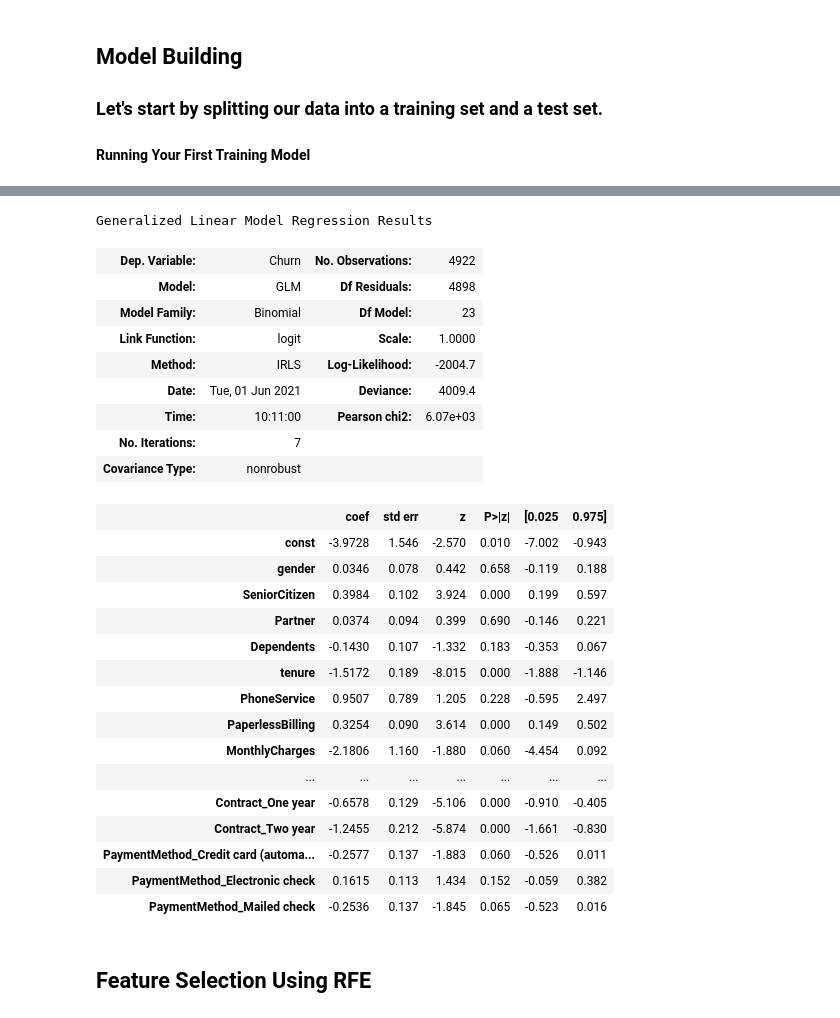
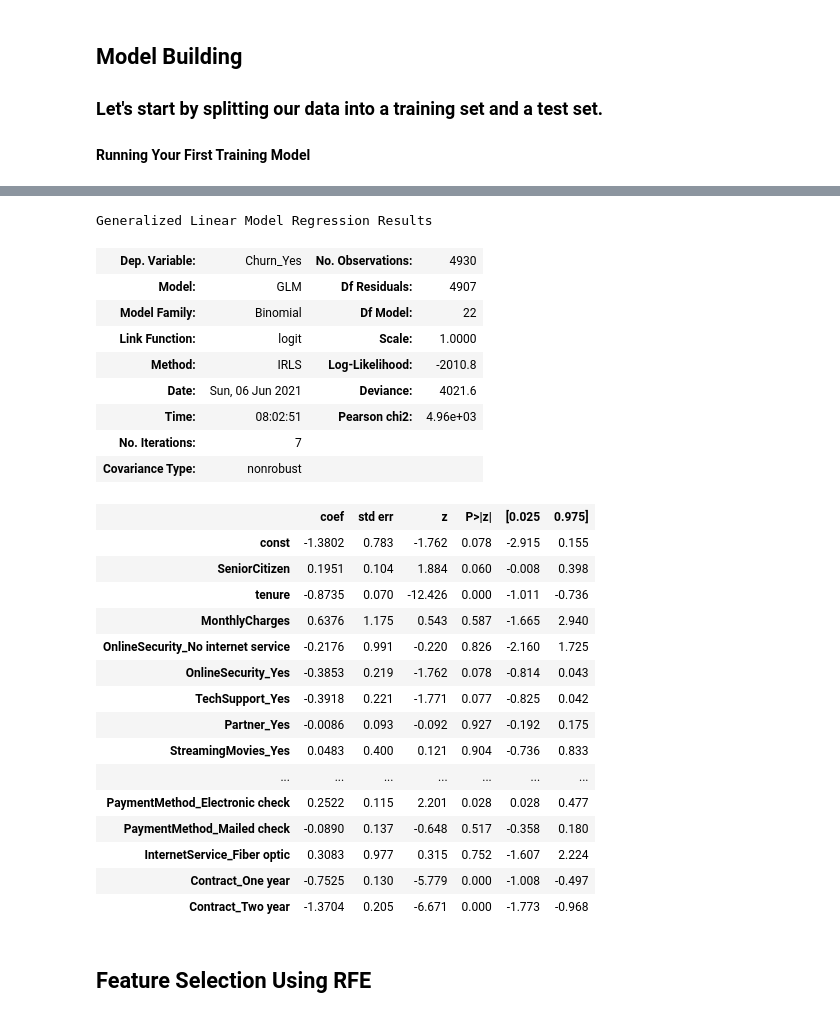
Before and after one commit to ml-nest/passion_projects, a Jupyter notebook: Customer-Churn-Telecom/final.ipynb, the cells around one changed output, grey strips where cells are left out. Drawn from its saved outputs; the diff is of its cells as text; code cells hidden in the pictures.

```diff
--- a/Customer-Churn-Telecom/final.ipynb
+++ b/Customer-Churn-Telecom/final.ipynb
@@ -362,6 +377,34 @@ print('Percentage of churn in the acutal dataset', churn,'%')
 Percentage of churn in the acutal dataset 25.436105476673426 %
 # %% [markdown]
 # Looking at Correlations
+# %%
+# This function drops columns from the dataset which has correlation more than a certain threshold
+
+def correlation(dataset, threshold):
+  drop_list = []
+  col_corr = set() # Set of all the names of deleted columns
+  corr_matrix = dataset.corr()
+  for i in range(len(corr_matrix.columns)):
+      for j in range(i):
+          if (abs(corr_matrix.iloc[i, j]) >= threshold) and (corr_matrix.columns[j] not in col_corr):
+              colname = corr_matrix.columns[i] # getting the name of column
+              col_corr.add(colname)
+              if colname in dataset.columns:
+                print(colname)
+                drop_list.append(colname)
+                del dataset[colname] # deleting the column from the dataset
+  return drop_list
+
+    # print(dataset.columns)
+
+def plot_corr(df):
+  cor_mat= df.corr()
+  mask = np.array(cor_mat)
+  mask[np.tril_indices_from(mask)] = False
+  fig=plt.gcf()
+  fig.set_size_inches(18,18)
+  sns.heatmap(cor_mat,mask=mask,square=True,annot=True,cbar=True,cmap="BrBG")
+  plt.show()
 # %%
 # Importing matplotlib and seaborn
 import matplotlib.pyplot as plt
@@ -453,0 +422,3 @@ plt.show()
+# %%
+# Dropping columns with correlation more than 0.8
+dropped_columns = correlation(master_train, 0.8)
@@ -453,0 +434,4 @@ plt.show()
+# %%
+# Dropping these columns from the actual dataset
+x_train = x_train.drop(dropped_columns, axis = 1)
+x_test = x_test.drop(dropped_columns, axis = 1)
@@ -461,34 +451,34 @@ import statsmodels.api as sm
 # %%
 # Logistic regression model
-logm1 = sm.GLM(y_train,(sm.add_constant(X_train)), family = sm.families.Binomial())
+logm1 = sm.GLM(y_train,(sm.add_constant(x_train)), family = sm.families.Binomial())
 logm1.fit().summary()
 # %% [output]
 Generalized Linear Model Regression Results
-| Dep. Variable: | Churn | No. Observations: | 4922 |
-| Model: | GLM | Df Residuals: | 4898 |
-| Model Family: | Binomial | Df Model: | 23 |
+| Dep. Variable: | Churn_Yes | No. Observations: | 4930 |
+| Model: | GLM | Df Residuals: | 4907 |
+| Model Family: | Binomial | Df Model: | 22 |
 | Link Function: | logit | Scale: | 1.0000 |
-| Method: | IRLS | Log-Likelihood: | -2004.7 |
-| Date: | Tue, 01 Jun 2021 | Deviance: | 4009.4 |
-| Time: | 10:11:00 | Pearson chi2: | 6.07e+03 |
+| Method: | IRLS | Log-Likelihood: | -2010.8 |
+| Date: | Sun, 06 Jun 2021 | Deviance: | 4021.6 |
+| Time: | 08:02:51 | Pearson chi2: | 4.96e+03 |
 | No. Iterations: | 7 |  |  |
 | Covariance Type: | nonrobust |  |  |
 |  | coef | std err | z | P>|z| | [0.025 | 0.975] |
-| const | -3.9728 | 1.546 | -2.570 | 0.010 | -7.002 | -0.943 |
-| gender | 0.0346 | 0.078 | 0.442 | 0.658 | -0.119 | 0.188 |
-| SeniorCitizen | 0.3984 | 0.102 | 3.924 | 0.000 | 0.199 | 0.597 |
-| Partner | 0.0374 | 0.094 | 0.399 | 0.690 | -0.146 | 0.221 |
-| Dependents | -0.1430 | 0.107 | -1.332 | 0.183 | -0.353 | 0.067 |
-| tenure | -1.5172 | 0.189 | -8.015 | 0.000 | -1.888 | -1.146 |
-| PhoneService | 0.9507 | 0.789 | 1.205 | 0.228 | -0.595 | 2.497 |
-| PaperlessBilling | 0.3254 | 0.090 | 3.614 | 0.000 | 0.149 | 0.502 |
-| MonthlyCharges | -2.1806 | 1.160 | -1.880 | 0.060 | -4.454 | 0.092 |
+| const | -1.3802 | 0.783 | -1.762 | 0.078 | -2.915 | 0.155 |
+| SeniorCitizen | 0.1951 | 0.104 | 1.884 | 0.060 | -0.008 | 0.398 |
+| tenure | -0.8735 | 0.070 | -12.426 | 0.000 | -1.011 | -0.736 |
+| MonthlyCharges | 0.6376 | 1.175 | 0.543 | 0.587 | -1.665 | 2.940 |
+| OnlineSecurity_No internet service | -0.2176 | 0.991 | -0.220 | 0.826 | -2.160 | 1.725 |
+| OnlineSecurity_Yes | -0.3853 | 0.219 | -1.762 | 0.078 | -0.814 | 0.043 |
+| TechSupport_Yes | -0.3918 | 0.221 | -1.771 | 0.077 | -0.825 | 0.042 |
+| Partner_Yes | -0.0086 | 0.093 | -0.092 | 0.927 | -0.192 | 0.175 |
+| StreamingMovies_Yes | 0.0483 | 0.400 | 0.121 | 0.904 | -0.736 | 0.833 |
 | ... | ... | ... | ... | ... | ... | ... |
-| Contract_One year | -0.6578 | 0.129 | -5.106 | 0.000 | -0.910 | -0.405 |
-| Contract_Two year | -1.2455 | 0.212 | -5.874 | 0.000 | -1.661 | -0.830 |
-| PaymentMethod_Credit card (automa... | -0.2577 | 0.137 | -1.883 | 0.060 | -0.526 | 0.011 |
-| PaymentMethod_Electronic check | 0.1615 | 0.113 | 1.434 | 0.152 | -0.059 | 0.382 |
-| PaymentMethod_Mailed check | -0.2536 | 0.137 | -1.845 | 0.065 | -0.523 | 0.016 |
+| PaymentMethod_Electronic check | 0.2522 | 0.115 | 2.201 | 0.028 | 0.028 | 0.477 |
+| PaymentMethod_Mailed check | -0.0890 | 0.137 | -0.648 | 0.517 | -0.358 | 0.180 |
+| InternetService_Fiber optic | 0.3083 | 0.977 | 0.315 | 0.752 | -1.607 | 2.224 |
+| Contract_One year | -0.7525 | 0.130 | -5.779 | 0.000 | -1.008 | -0.497 |
+| Contract_Two year | -1.3704 | 0.205 | -6.671 | 0.000 | -1.773 | -0.968 |
 # %% [markdown]
 ## Feature Selection Using RFE
 # %%
```
Also changed, not shown: parts of 21 cells of this notebook.
